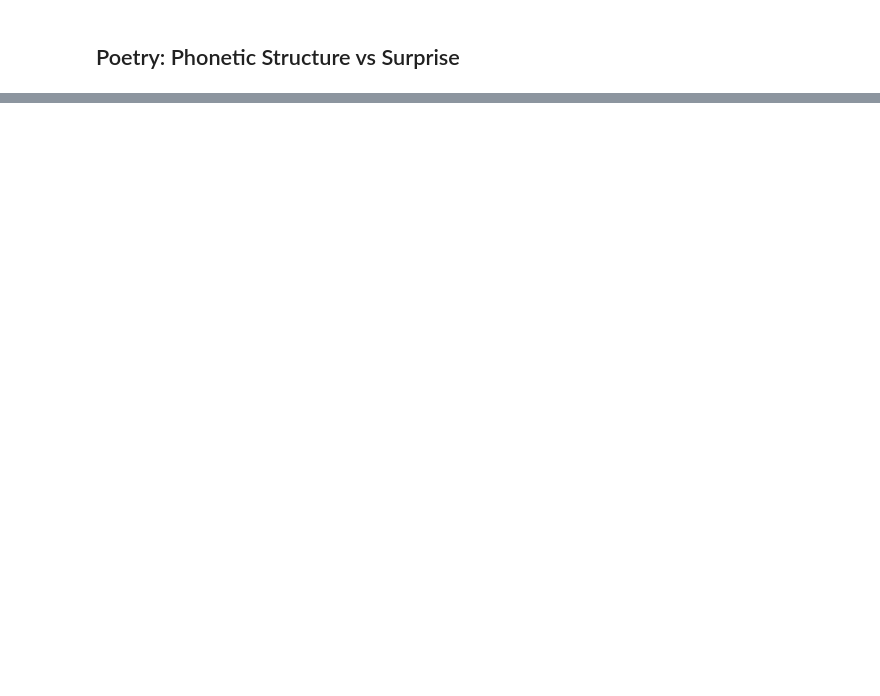
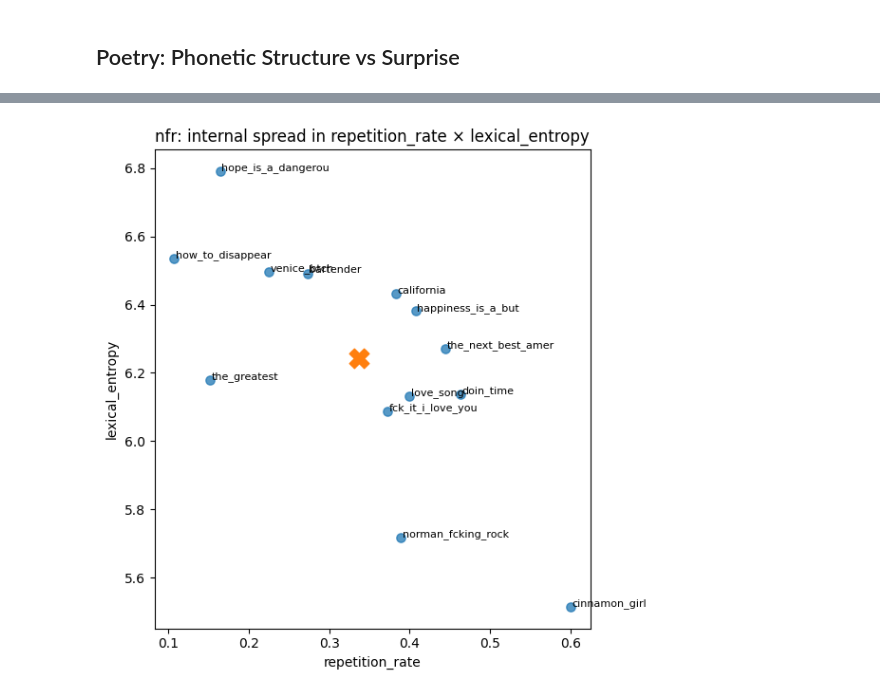
Before and after one commit to mahlidol/music_analysis, a Jupyter notebook: CMOR-438/notebooks/02_structure_surprise.ipynb, the cells around one changed output, grey strips where cells are left out. Saved outputs shown, nothing was run; the diff lists cells and outputs as text; code cells hidden in the pictures; blank space fills up the shorter version.

```diff
--- a/CMOR-438/notebooks/02_structure_surprise.ipynb
+++ b/CMOR-438/notebooks/02_structure_surprise.ipynb
@@ -527,0 +570,27 @@ plt.show()
+# %%
+import matplotlib.pyplot as plt
+
+def plot_album_cloud(df, album, x="repetition_rate", y="lexical_entropy",
+                     label_col="song", alpha=0.75, s=45):
+    sub = df[df["album"] == album].dropna(subset=[x, y]).copy()
+
+    plt.figure(figsize=(6,6))
+    plt.scatter(sub[x], sub[y], s=s, alpha=alpha)
+
+    # centroid
+    cx, cy = sub[x].mean(), sub[y].mean()
+    plt.scatter([cx], [cy], marker="X", s=220)
+
+    # light labels
+    for _, r in sub.iterrows():
+        plt.text(r[x] + 0.002, r[y] + 0.002, str(r[label_col]).replace(".txt","")[:18], fontsize=8)
+
+    plt.xlabel(x)
+    plt.ylabel(y)
+    plt.title(f"{album}: internal spread in {x} × {y}")
+    plt.tight_layout()
+    plt.show()
+
+plot_album_cloud(dfz, "nfr")
+# %% [output]
+[figure, added]
```
Also changed, not shown: parts of 16 cells of this notebook.
